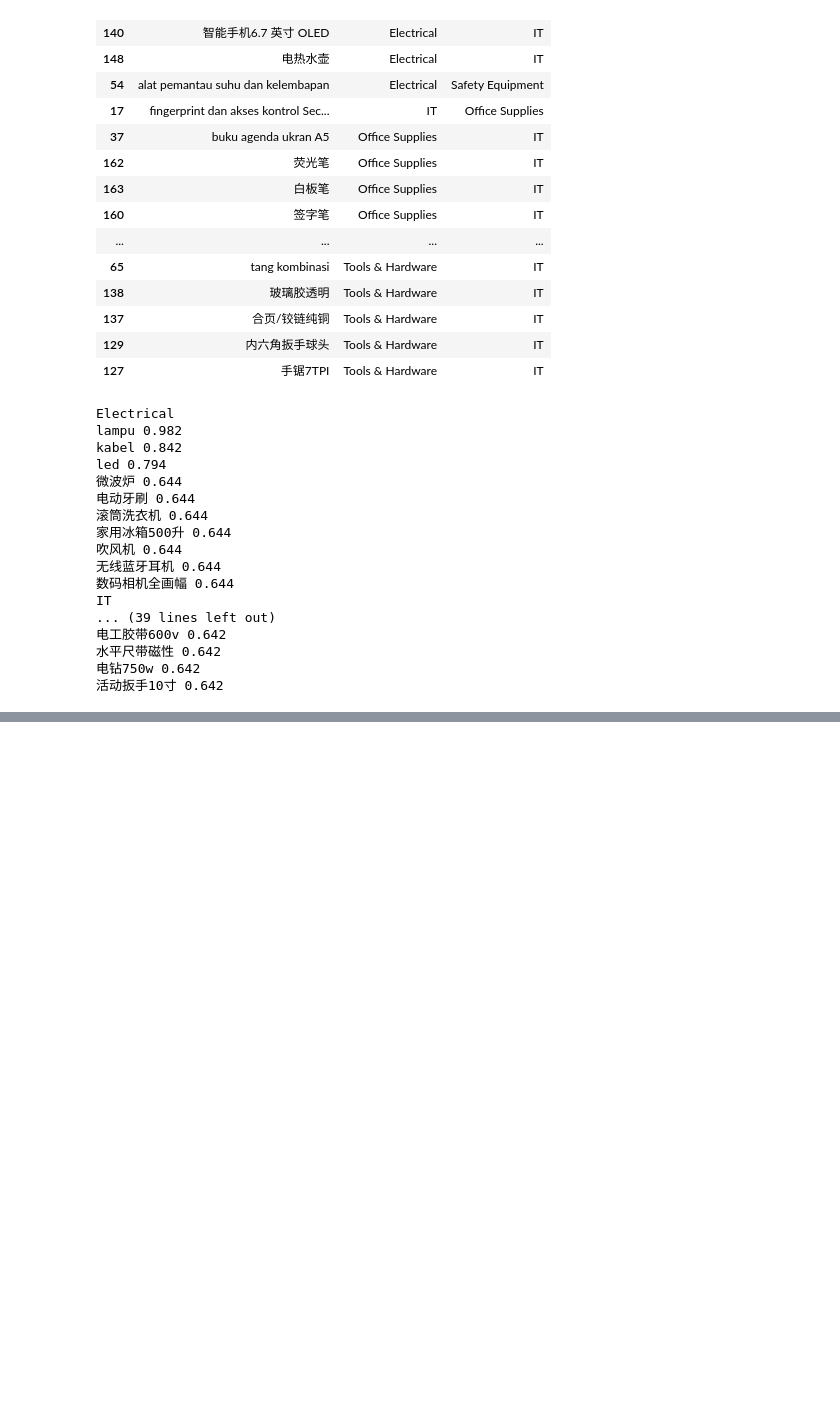
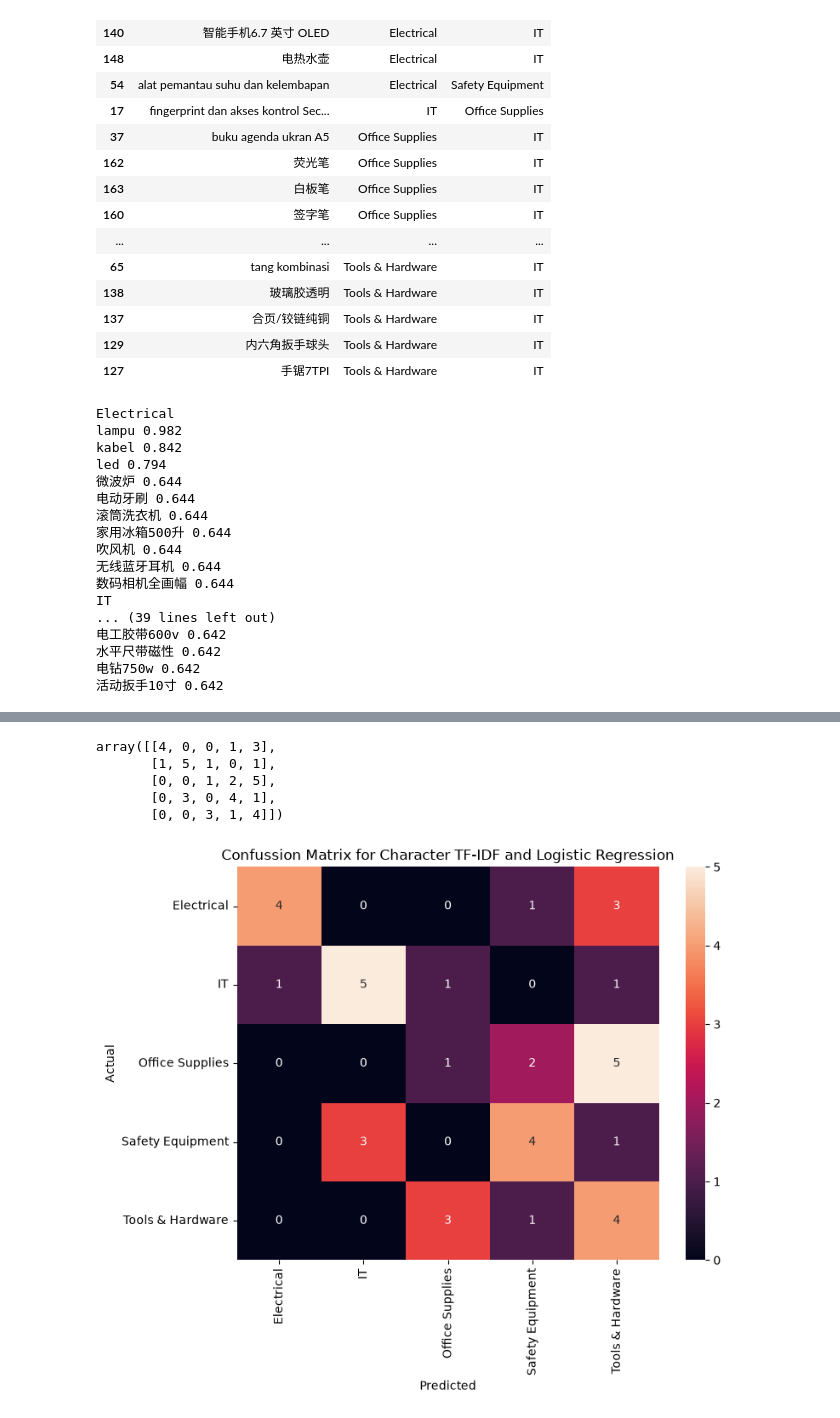
Before and after one commit to annisatzky-tech/chinese-indonesian-product-classification, a Jupyter notebook: notebooks/02_baseline_model.ipynb, the cells around one changed output, grey strips where cells are left out. Drawn from its saved outputs; the diff is of its cells as text; code cells hidden in the pictures; blank space fills up the shorter version.

```diff
--- a/notebooks/02_baseline_model.ipynb
+++ b/notebooks/02_baseline_model.ipynb
@@ -228,0 +237,10 @@ IT
+# %%
+x_train_char = char_vectorizer.fit_transform(x_train)
+x_test_char = char_vectorizer.transform(x_test)
+# %%
+char_model = LogisticRegression(
+    max_iter=1000,
+    random_state=42
+)
+
+char_model.fit(x_train_char, y_train)
@@ -228,0 +249,2 @@ IT
+# %%
+y_pred_char = char_model.predict(x_test_char)
@@ -228,0 +316,32 @@ IT
+# %%
+char_cm = confusion_matrix(
+    y_test,
+    y_pred_char,
+    labels=char_model.classes_
+)
+
+char_cm
+# %% [output]
+array([[4, 0, 0, 1, 3],
+       [1, 5, 1, 0, 1],
+       [0, 0, 1, 2, 5],
+       [0, 3, 0, 4, 1],
+       [0, 0, 3, 1, 4]])
+# %%
+plt.figure(figsize=(8,6))
+
+sns.heatmap(
+    char_cm,
+    annot=True,
+    fmt='d',
+    xticklabels=char_model.classes_,
+    yticklabels=char_model.classes_
+)
+
+plt.xlabel('Predicted')
+plt.ylabel('Actual')
+plt.title('Confussion Matrix for Character TF-IDF and Logistic Regression')
+
+plt.show()
+# %% [output]
+[figure, added]
```
Also changed, not shown: parts of 6 cells of this notebook.
